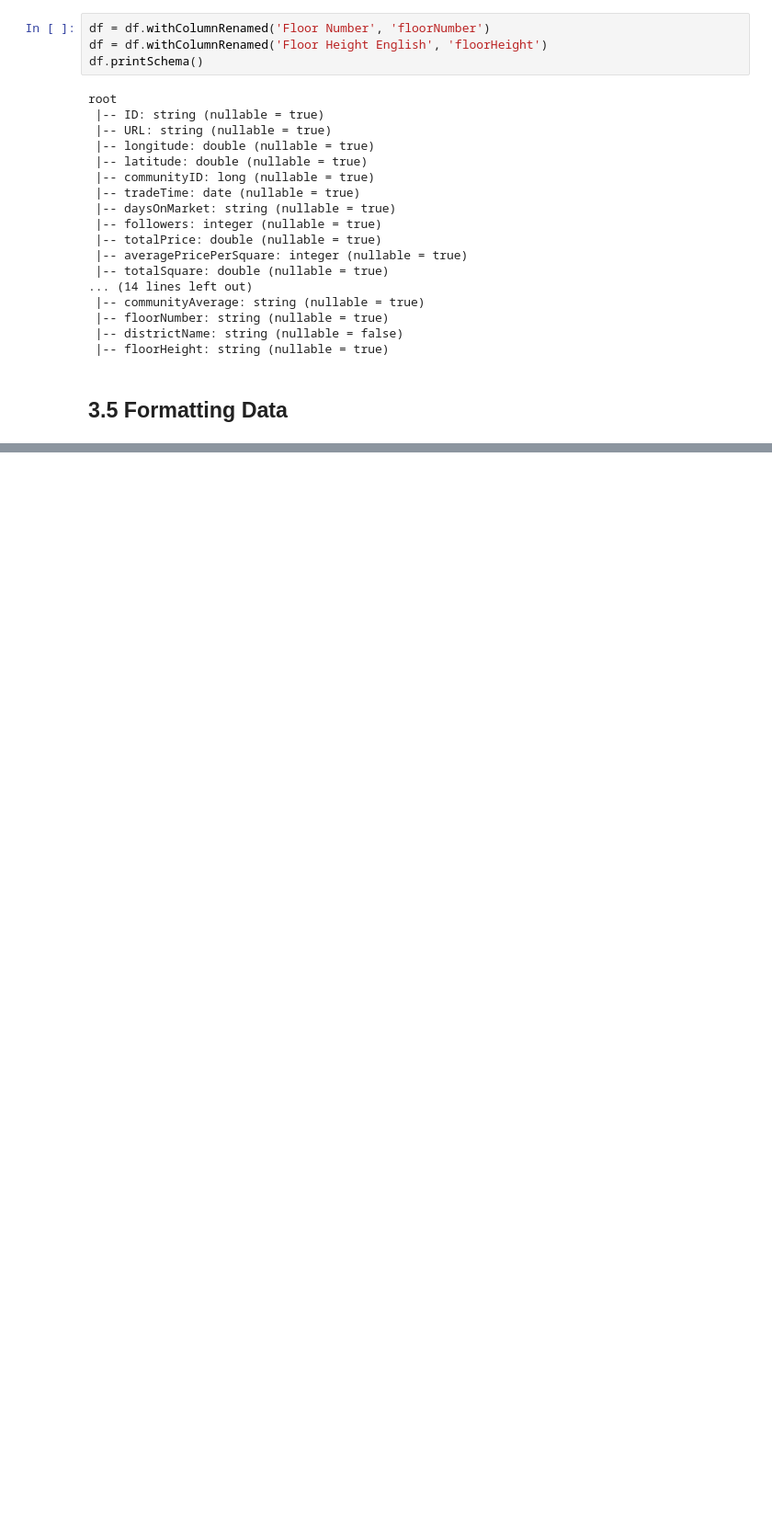
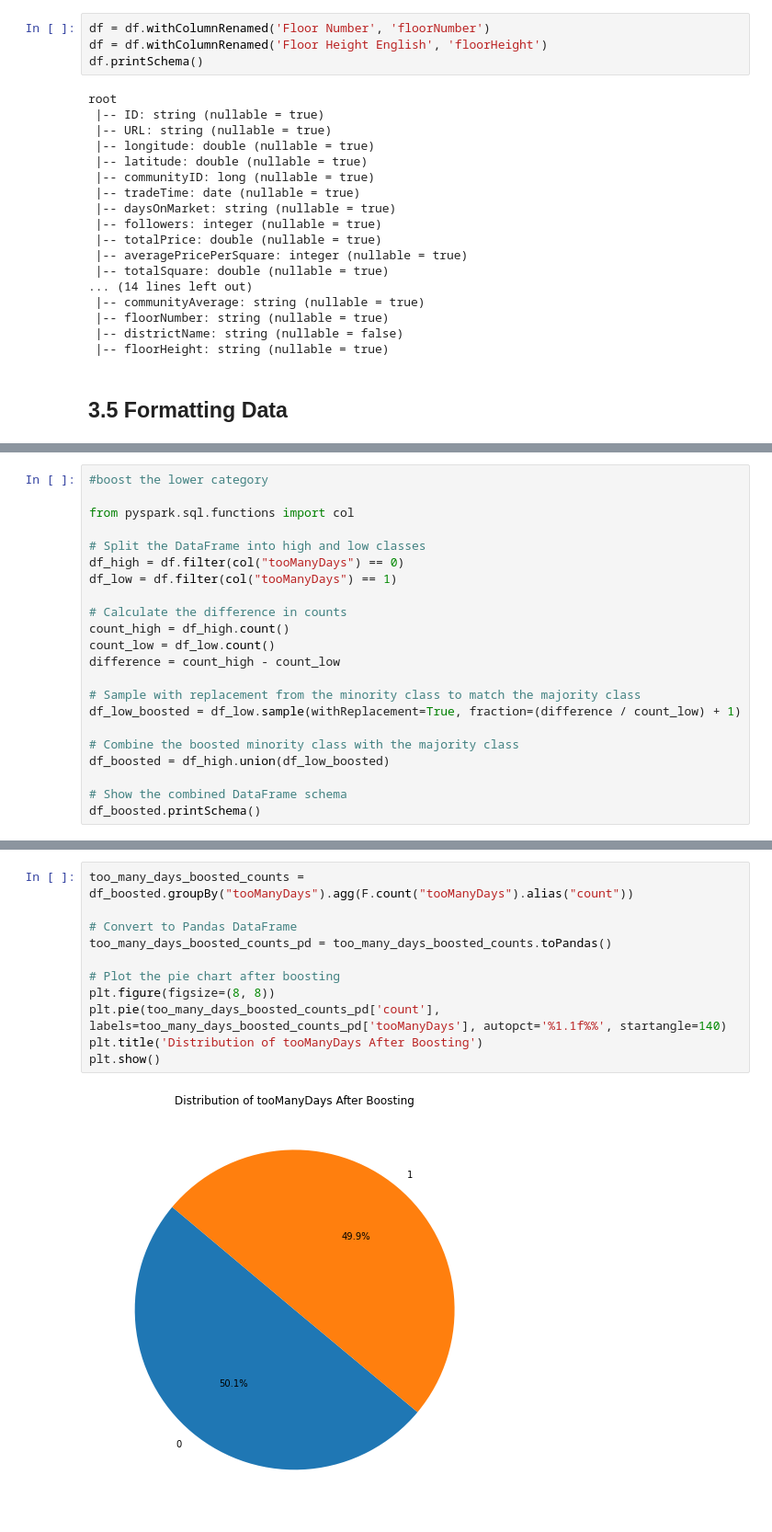
Before and after one commit to YuanhangHou/aws-instance-duplicate, a Jupyter notebook: ITERATION 4 BDAS.ipynb, the cells around one changed output, grey strips where cells are left out. Shown at 92% size. Cells and saved outputs as stored; diff of their text form; blank space fills up the shorter version.

```diff
--- a/ITERATION 4 BDAS.ipynb
+++ b/ITERATION 4 BDAS.ipynb
@@ -547,0 +787,22 @@ root
+# %%
+#boost the lower category
+
+from pyspark.sql.functions import col
+
+# Split the DataFrame into high and low classes
+df_high = df.filter(col("tooManyDays") == 0)
+df_low = df.filter(col("tooManyDays") == 1)
+
+# Calculate the difference in counts
+count_high = df_high.count()
+count_low = df_low.count()
+difference = count_high - count_low
+
+# Sample with replacement from the minority class to match the majority class
+df_low_boosted = df_low.sample(withReplacement=True, fraction=(difference / count_low) + 1)
+
+# Combine the boosted minority class with the majority class
+df_boosted = df_high.union(df_low_boosted)
+
+# Show the combined DataFrame schema
+df_boosted.printSchema()
@@ -547,0 +827,13 @@ root
+# %%
+too_many_days_boosted_counts = df_boosted.groupBy("tooManyDays").agg(F.count("tooManyDays").alias("count"))
+
+# Convert to Pandas DataFrame
+too_many_days_boosted_counts_pd = too_many_days_boosted_counts.toPandas()
+
+# Plot the pie chart after boosting
+plt.figure(figsize=(8, 8))
+plt.pie(too_many_days_boosted_counts_pd['count'], labels=too_many_days_boosted_counts_pd['tooManyDays'], autopct='%1.1f%%', startangle=140)
+plt.title('Distribution of tooManyDays After Boosting')
+plt.show()
+# %% [output]
+[figure, added]
```
Also changed, not shown: parts of 37 cells of this notebook.
